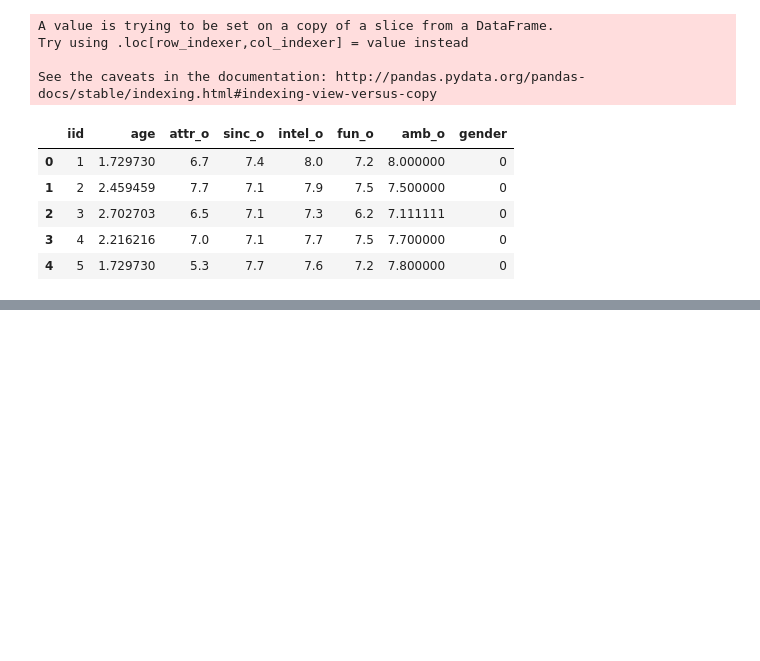
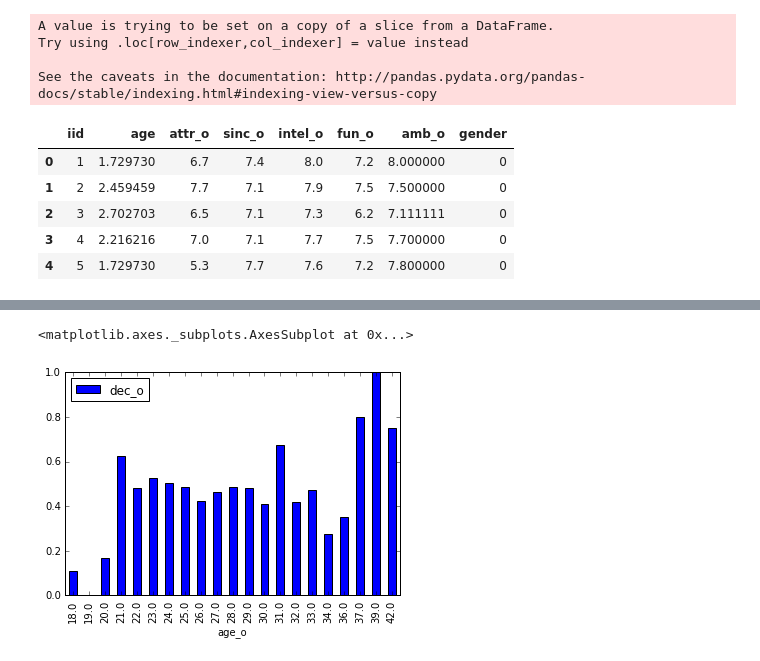
Before and after one commit to whathelll/speed-dating-analysis, a Jupyter notebook: daniel/Neighbours.ipynb, the cells around one changed output, grey strips where cells are left out. Saved outputs shown, nothing was run; the diff lists cells and outputs as text; code cells hidden in the pictures; blank space fills up the shorter version.

```diff
--- a/daniel/Neighbours.ipynb
+++ b/daniel/Neighbours.ipynb
@@ -97,0 +191,10 @@ nearest_neighbours(att_series=my_atts).head()
+# %%
+# As a side, let's look at the number of yeses per age
+#MEN:
+
+age_yes_df = df[['gender','age_o', 'dec_o']][df['gender']==0]
+age_yes_df = age_yes_df[['age_o', 'dec_o']].groupby('age_o').mean()
+age_yes_df.plot(kind='bar')
+# %% [output]
+<matplotlib.axes._subplots.AxesSubplot at 0x...>
+[figure, added]
```
Also changed, not shown: parts of 11 cells of this notebook, 1 other file.
